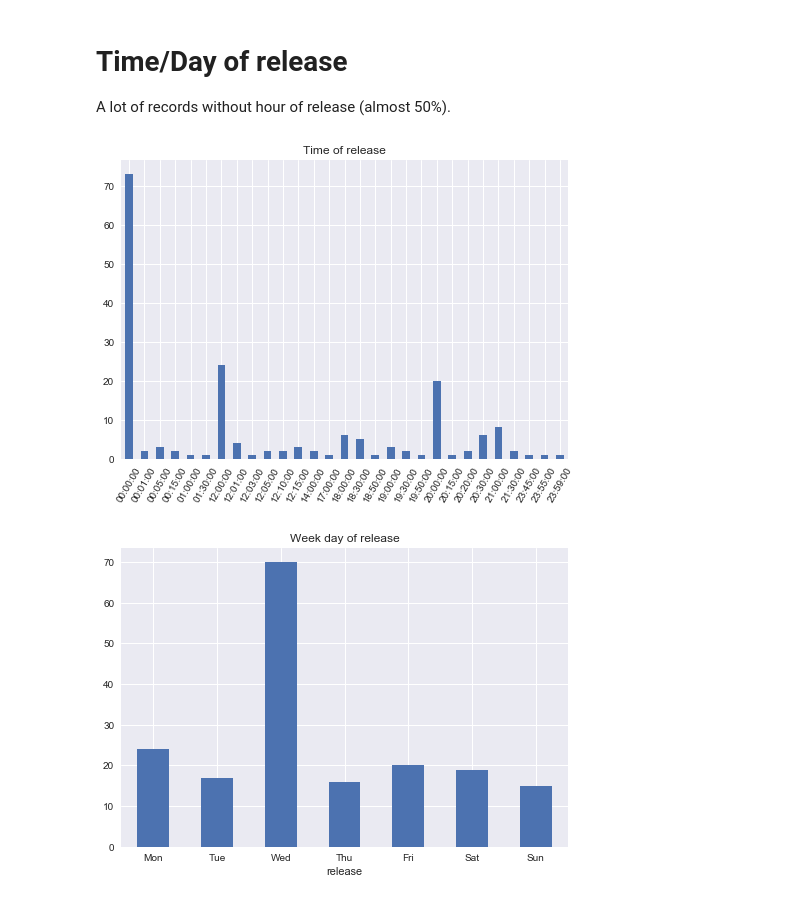
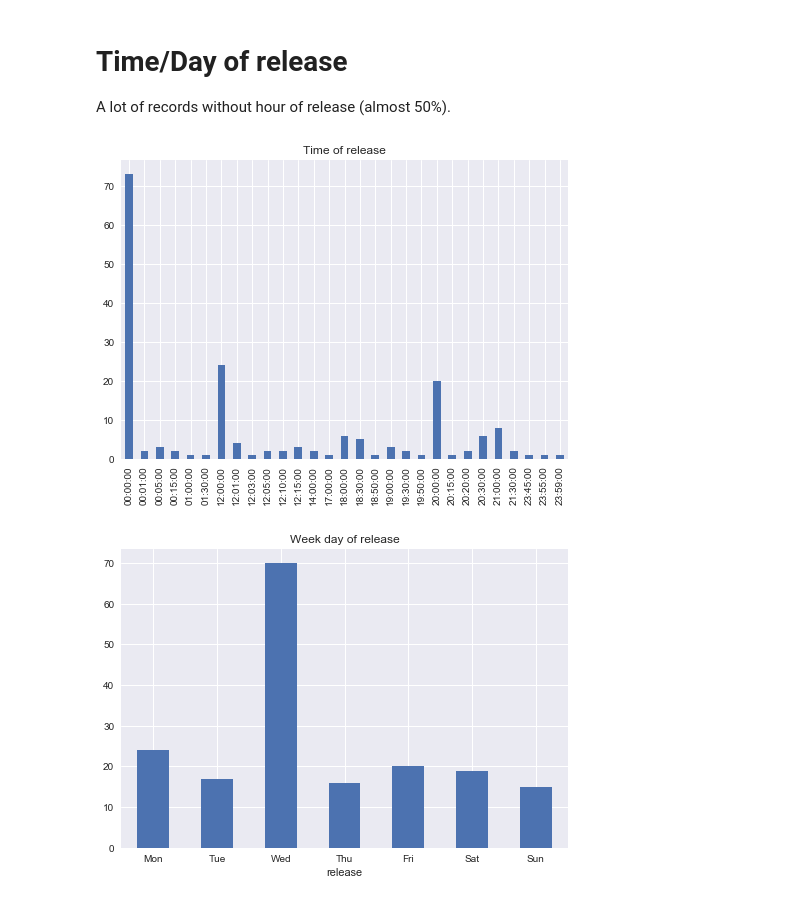
Before and after one commit to sdaza/reentry-chile, a Jupyter notebook: reports/exploring_first_week.ipynb, the cells around one changed output. Cells and saved outputs as stored; diff of their text form; code cells hidden in the pictures.

```diff
--- a/reports/exploring_first_week.ipynb
+++ b/reports/exploring_first_week.ipynb
@@ -156,10 +156,10 @@ df = df.set_index(['release'])
 # %%
 # plot hour of release
 df.groupby(df.index.time).id.count().plot(kind = 'bar')
 plt.title('Time of release')
-plt.xticks(rotation = 60);
+plt.xticks(rotation = 90);
 # %% [output]
-[figure, old version]
+[figure, new version]
 # %%
 # plot week day
 df.groupby(df.index.dayofweek).id.count().plot(kind = 'bar')
```
Also changed, not shown: parts of 2 cells of this notebook.
